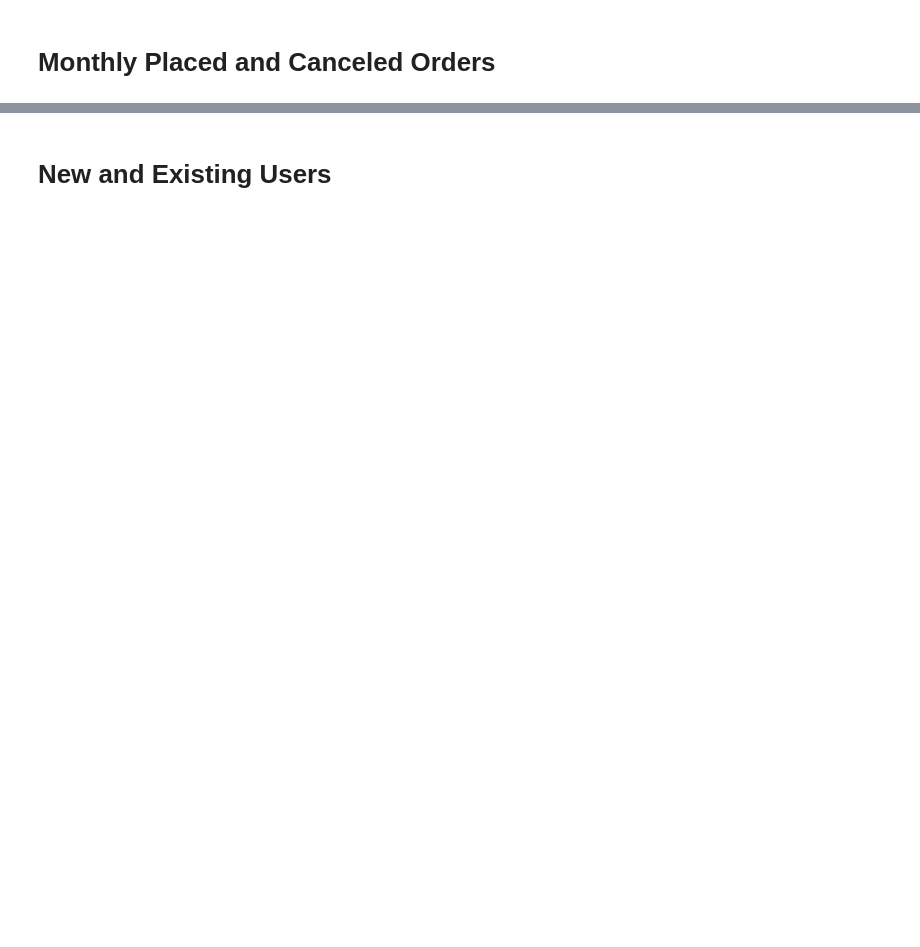
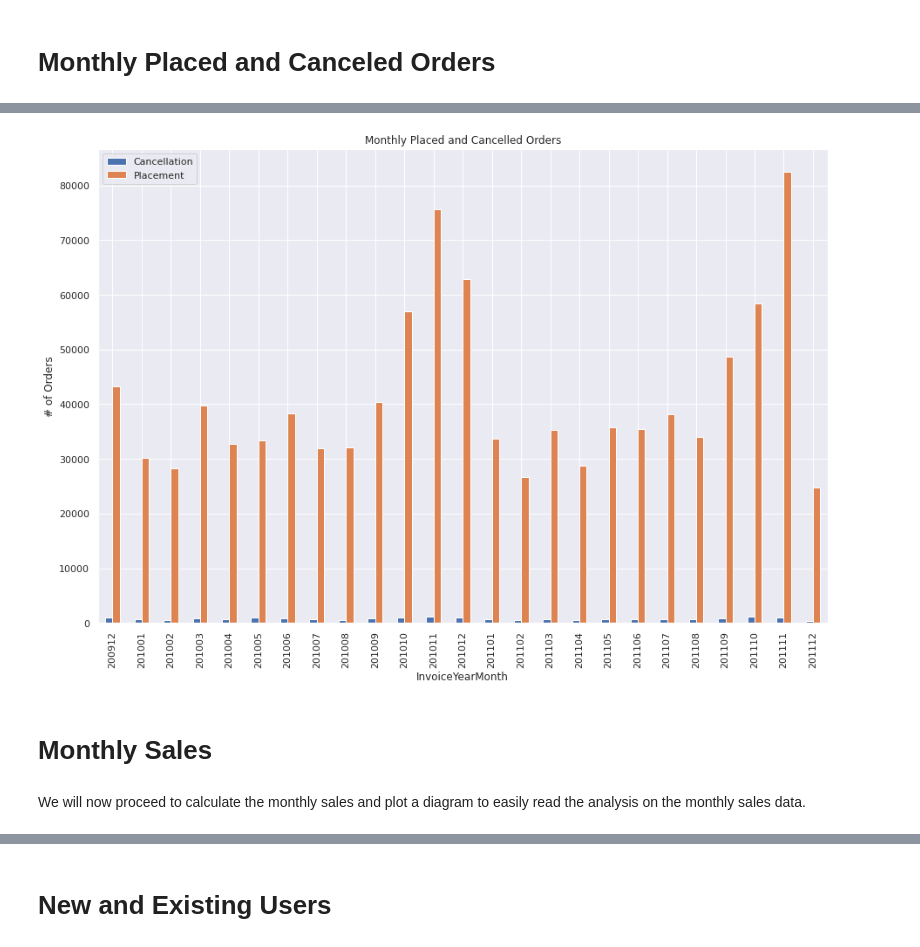
Before and after one commit to jarviscanada/jarvis_data_eng_SowonHam, a Jupyter notebook: python_data_analytics/retail_data_analytics_wrangling.ipynb, the cells around one changed output, grey strips where cells are left out. Saved outputs shown, nothing was run; the diff lists cells and outputs as text; code cells hidden in the pictures; blank space fills up the shorter version.

Commit message:
Finish the data analysis and add a file with additional notes

```diff
--- a/python_data_analytics/retail_data_analytics_wrangling.ipynb
+++ b/python_data_analytics/retail_data_analytics_wrangling.ipynb
@@ -350,0 +273,2 @@ Maximum:724.25
+# %%
+retail_df['yyyymm'] = retail_df['invoice_date'].dt.year * 100 + retail_df['invoice_date'].dt.month
@@ -350,0 +296,4 @@ Maximum:724.25
+# %%
+# total number of orders for each months = placed orders + 2 * cancelled orders
+total_orders=retail_df.groupby('yyyymm').size()
+total_orders.head()
@@ -350,0 +314,4 @@ Maximum:724.25
+# %%
+# to figure out how many cancelled we have in each month
+cancelled_orders = retail_df[retail_df.invoice_no.str.contains('C')].groupby('yyyymm').size()
+cancelled_orders.head() # sums up to 19494 cancelled total orders
@@ -350,0 +352,4 @@ Maximum:724.25
+# %%
+new_df = pd.concat([cancelled_orders, placed_orders], axis = 1)
+new_df.rename(columns={0: 'cancelled_orders', 1: 'placed_orders'},inplace=True)
+new_df.head()
@@ -350,0 +364,10 @@ Maximum:724.25
+# %%
+new_df.plot(kind='bar', figsize=(15,10), xlabel="InvoiceYearMonth", ylabel="# of Orders",
+            title="Monthly Placed and Cancelled Orders");
+plt.legend(["Cancellation", "Placement"]);
+# %% [output]
+[figure, added]
+# %% [markdown]
+# Monthly Sales
+# %% [markdown]
+We will now proceed to calculate the monthly sales and plot a diagram to easily read the analysis on the monthly sales data.
```
Also changed, not shown: parts of 99 cells of this notebook, 1 other file.
